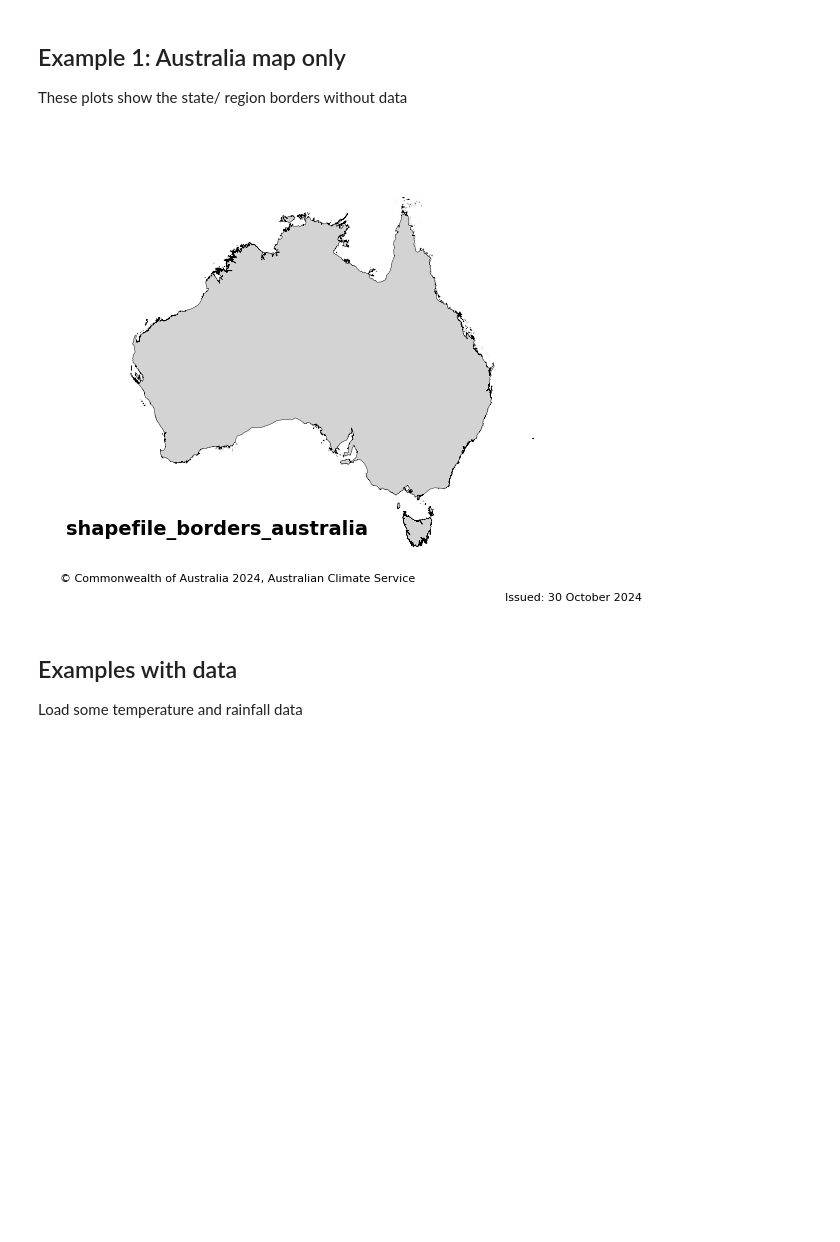
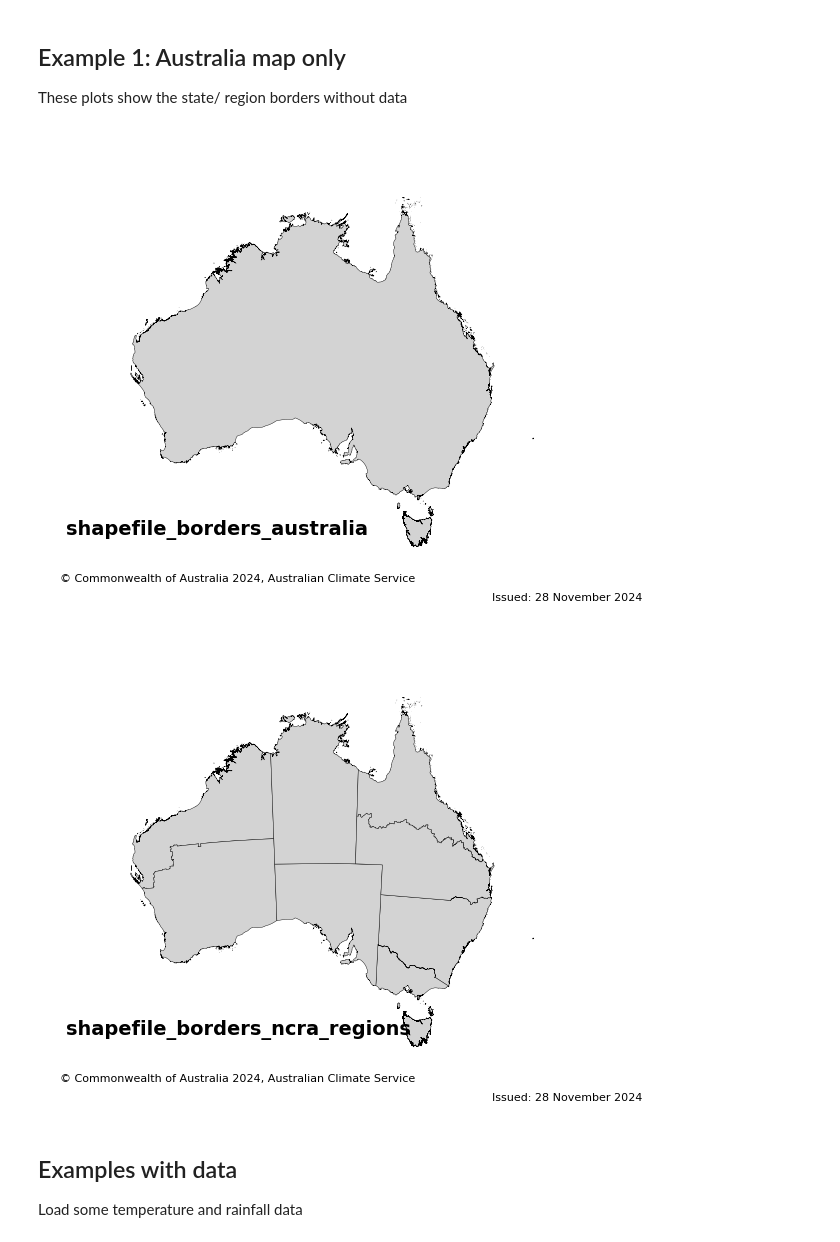
Before and after one commit to AusClimateService/plotting_maps, a Jupyter notebook: example_notebooks/acs_plotting_maps_examples.ipynb, the cells around one changed output. Cells and saved outputs as stored; diff of their text form; code cells hidden in the pictures; blank space fills up the shorter version.

```diff
--- a/example_notebooks/acs_plotting_maps_examples.ipynb
+++ b/example_notebooks/acs_plotting_maps_examples.ipynb
@@ -80,22 +80,23 @@ These plots show the state/ region borders without data
 # %%
 # Plot the shapefiles to see the borders
 
 facecolor = "lightgrey"
 xlim = (110,160)
 ylim = (-45, -5)
 
-for name in list(regions_dict.keys()):
+for name in ["australia", "ncra_regions"]:
     regions =  regions_dict[name]
     plot_acs_hazard(name = name,
                         regions = regions,
                         facecolor = facecolor,
                         xlim = xlim,
                         ylim = ylim,
                         label_states = True,
                         title=f"shapefile_borders_{name}",
                         watermark=None);
 # %% [output]
-[figure, old version]
+[figure, new version]
+[figure, added]
 # %% [markdown]
 ## Examples with data
 Load some temperature and rainfall data
```
Also changed, not shown: parts of 14 cells of this notebook, 8 other files.
